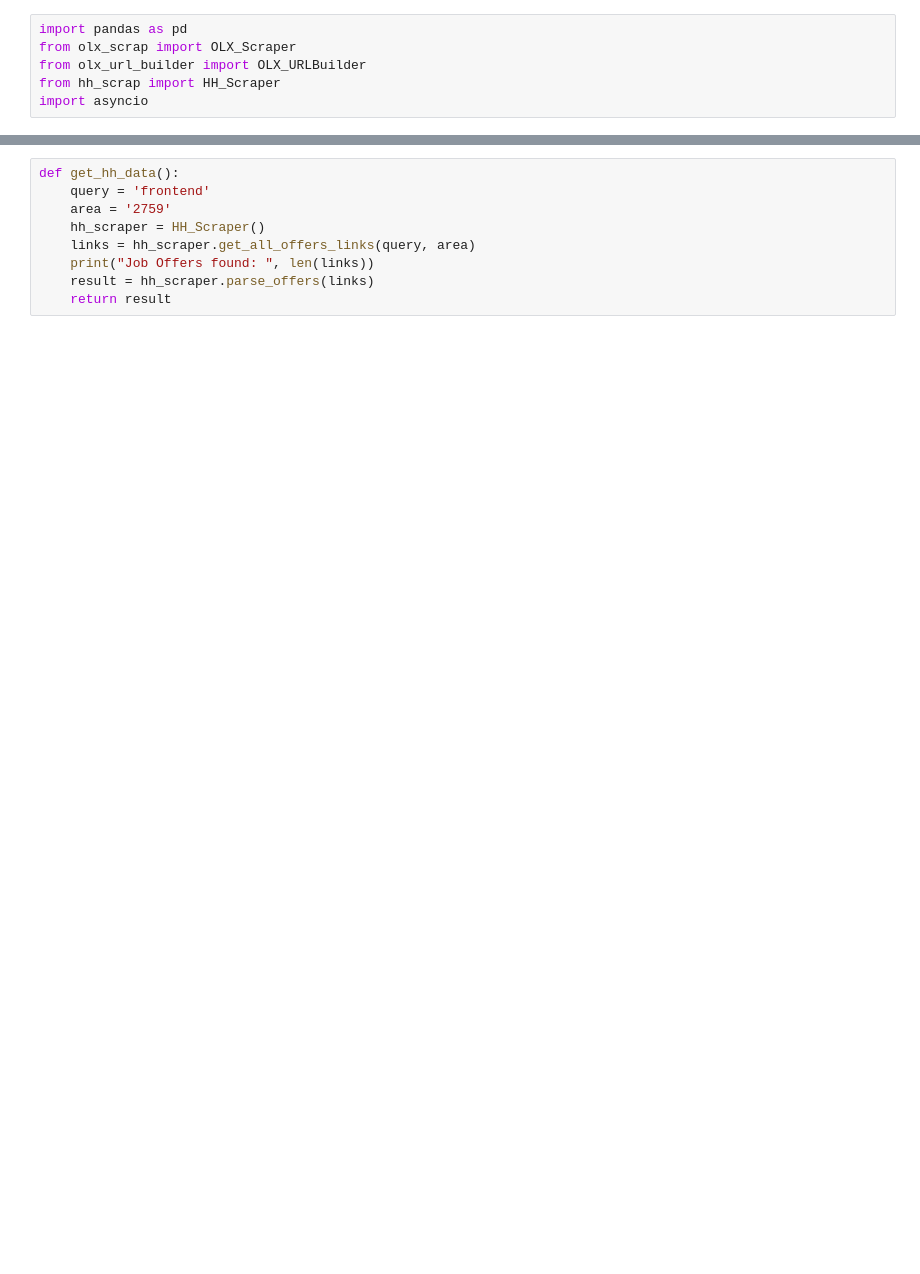
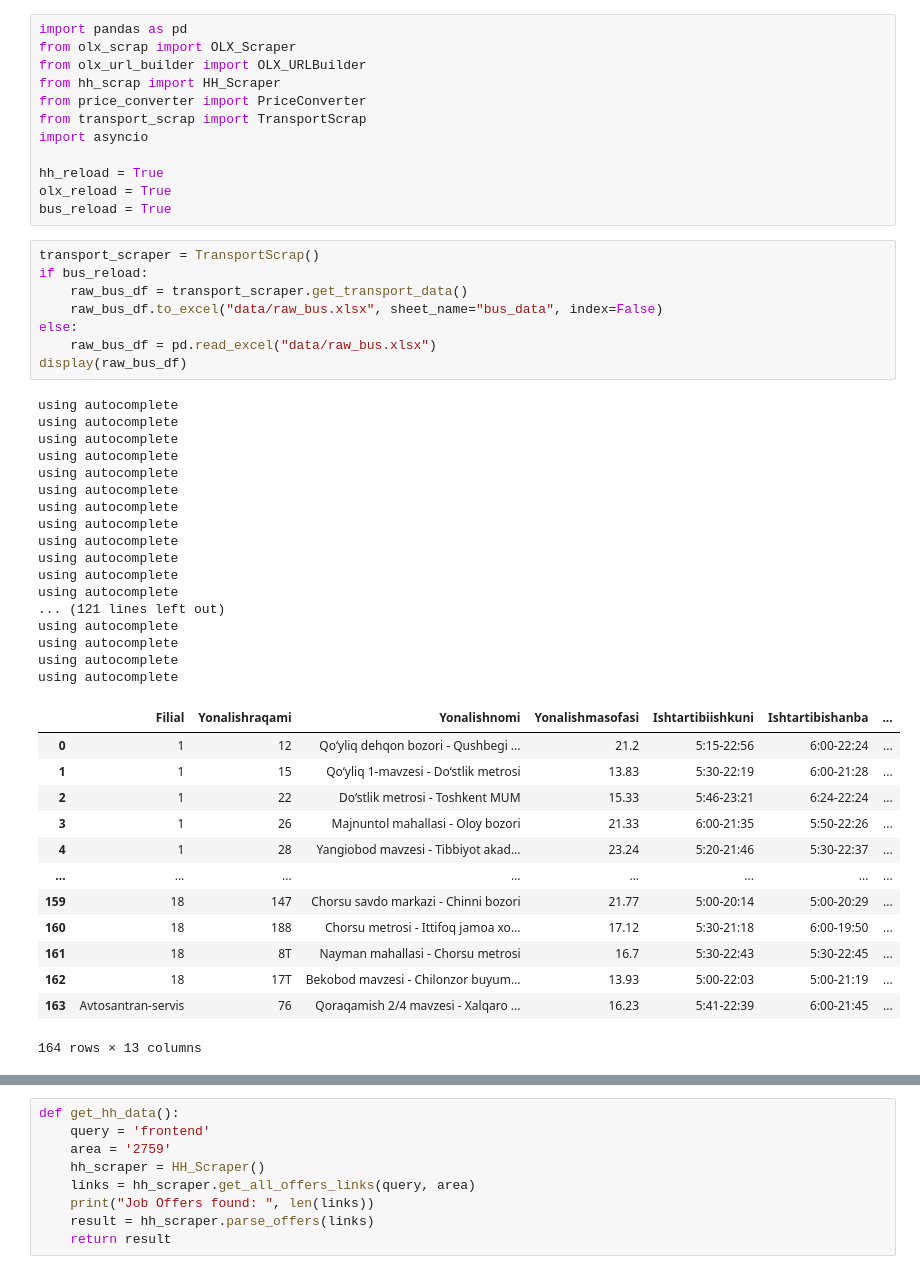
Before and after one commit to Khojayev12/udea-3-data-science-final, a Jupyter notebook: main.ipynb, the cells around one changed output, grey strips where cells are left out. Cells and saved outputs as stored; diff of their text form; blank space fills up the shorter version.

Commit message:
raw data gathering complete

```diff
--- a/main.ipynb
+++ b/main.ipynb
@@ -3,7 +3,52 @@ import pandas as pd
 from olx_scrap import OLX_Scraper
 from olx_url_builder import OLX_URLBuilder
 from hh_scrap import HH_Scraper
+from price_converter import PriceConverter
+from transport_scrap import TransportScrap
 import asyncio
+
+hh_reload = True
+olx_reload = True
+bus_reload = True
+# %%
+transport_scraper = TransportScrap()
+if bus_reload:
+    raw_bus_df = transport_scraper.get_transport_data()
+    raw_bus_df.to_excel("data/raw_bus.xlsx", sheet_name="bus_data", index=False)
+else:
+    raw_bus_df = pd.read_excel("data/raw_bus.xlsx")
+display(raw_bus_df)
+# %% [output]
+using autocomplete
+using autocomplete
+using autocomplete
+using autocomplete
+using autocomplete
+using autocomplete
+using autocomplete
+using autocomplete
+using autocomplete
+using autocomplete
+using autocomplete
+using autocomplete
+... (121 lines left out)
+using autocomplete
+using autocomplete
+using autocomplete
+using autocomplete
+|  | Filial | Yonalishraqami | Yonalishnomi | Yonalishmasofasi | Ishtartibiishkuni | Ishtartibishanba | ... |
+| 0 | 1 | 12 | Qo‘yliq dehqon bozori - Qushbegi ... | 21.2 | 5:15-22:56 | 6:00-22:24 | ... |
+| 1 | 1 | 15 | Qo‘yliq 1-mavzesi - Do‘stlik metrosi | 13.83 | 5:30-22:19 | 6:00-21:28 | ... |
+| 2 | 1 | 22 | Do‘stlik metrosi - Toshkent MUM | 15.33 | 5:46-23:21 | 6:24-22:24 | ... |
+| 3 | 1 | 26 | Majnuntol mahallasi - Oloy bozori | 21.33 | 6:00-21:35 | 5:50-22:26 | ... |
+| 4 | 1 | 28 | Yangiobod mavzesi - Tibbiyot akad... | 23.24 | 5:20-21:46 | 5:30-22:37 | ... |
+| ... | ... | ... | ... | ... | ... | ... | ... |
+| 159 | 18 | 147 | Chorsu savdo markazi - Chinni bozori | 21.77 | 5:00-20:14 | 5:00-20:29 | ... |
+| 160 | 18 | 188 | Chorsu metrosi - Ittifoq jamoa xo... | 17.12 | 5:30-21:18 | 6:00-19:50 | ... |
+| 161 | 18 | 8Т | Nayman mahallasi - Chorsu metrosi | 16.7 | 5:30-22:43 | 5:30-22:45 | ... |
+| 162 | 18 | 17Т | Bekobod mavzesi - Chilonzor buyum... | 13.93 | 5:00-22:03 | 5:00-21:19 | ... |
+| 163 | Avtosantran-servis | 76 | Qoraqamish 2/4 mavzesi - Xalqaro ... | 16.23 | 5:41-22:39 | 6:00-21:45 | ... |
+164 rows × 13 columns
 # %%
 async def get_olx_data():
     search_items = [
```
Also changed, not shown: parts of 11 cells of this notebook, 14 other files.
